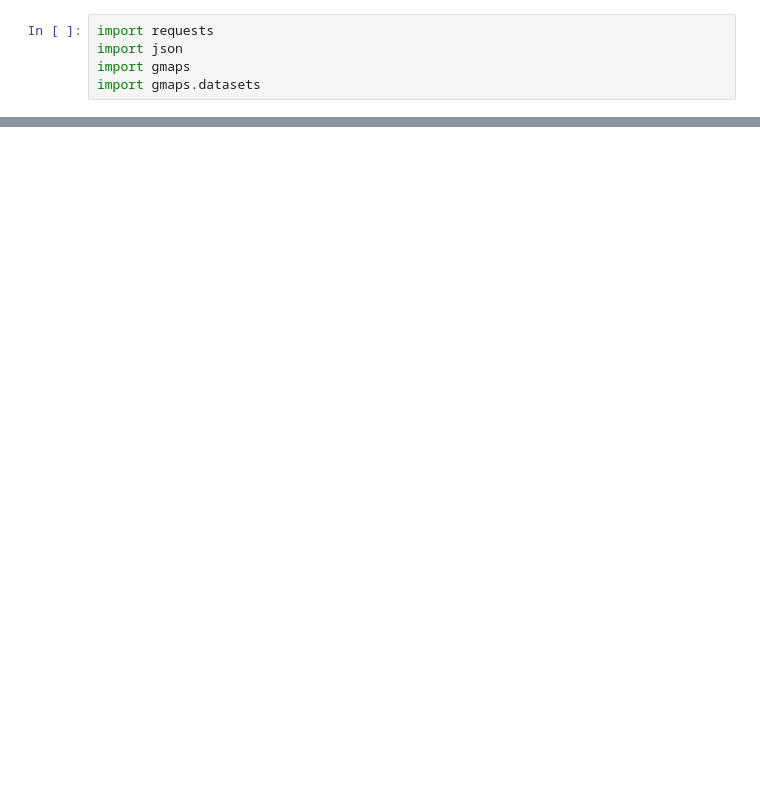
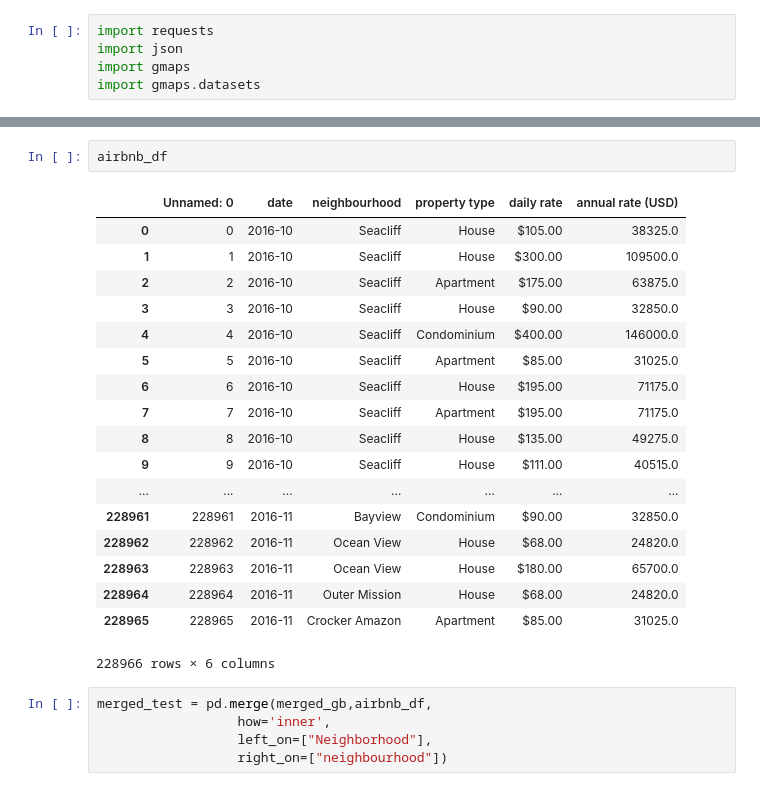
Before and after one commit to rochiecuevas/shared_accommodations, a Jupyter notebook: Home Prices/DataHome_Cleanup.ipynb, the cells around one changed output, grey strips where cells are left out. Cells and saved outputs as stored; diff of their text form; blank space fills up the shorter version.

```diff
--- a/Home Prices/DataHome_Cleanup.ipynb
+++ b/Home Prices/DataHome_Cleanup.ipynb
@@ -98,0 +157,26 @@ fig
+# %%
+airbnb_df
+# %% [output]
+|  | Unnamed: 0 | date | neighbourhood | property type | daily rate | annual rate (USD) |
+| 0 | 0 | 2016-10 | Seacliff | House | $105.00 | 38325.0 |
+| 1 | 1 | 2016-10 | Seacliff | House | $300.00 | 109500.0 |
+| 2 | 2 | 2016-10 | Seacliff | Apartment | $175.00 | 63875.0 |
+| 3 | 3 | 2016-10 | Seacliff | House | $90.00 | 32850.0 |
+| 4 | 4 | 2016-10 | Seacliff | Condominium | $400.00 | 146000.0 |
+| 5 | 5 | 2016-10 | Seacliff | Apartment | $85.00 | 31025.0 |
+| 6 | 6 | 2016-10 | Seacliff | House | $195.00 | 71175.0 |
+| 7 | 7 | 2016-10 | Seacliff | Apartment | $195.00 | 71175.0 |
+| 8 | 8 | 2016-10 | Seacliff | House | $135.00 | 49275.0 |
+| 9 | 9 | 2016-10 | Seacliff | House | $111.00 | 40515.0 |
+| ... | ... | ... | ... | ... | ... | ... |
+| 228961 | 228961 | 2016-11 | Bayview | Condominium | $90.00 | 32850.0 |
+| 228962 | 228962 | 2016-11 | Ocean View | House | $68.00 | 24820.0 |
+| 228963 | 228963 | 2016-11 | Ocean View | House | $180.00 | 65700.0 |
+| 228964 | 228964 | 2016-11 | Outer Mission | House | $68.00 | 24820.0 |
+| 228965 | 228965 | 2016-11 | Crocker Amazon | Apartment | $85.00 | 31025.0 |
+228966 rows × 6 columns
+# %%
+merged_test = pd.merge(merged_gb,airbnb_df,
+                  how='inner',
+                  left_on=["Neighborhood"],
+                  right_on=["neighbourhood"])
```
Also changed, not shown: parts of 5 cells of this notebook.
